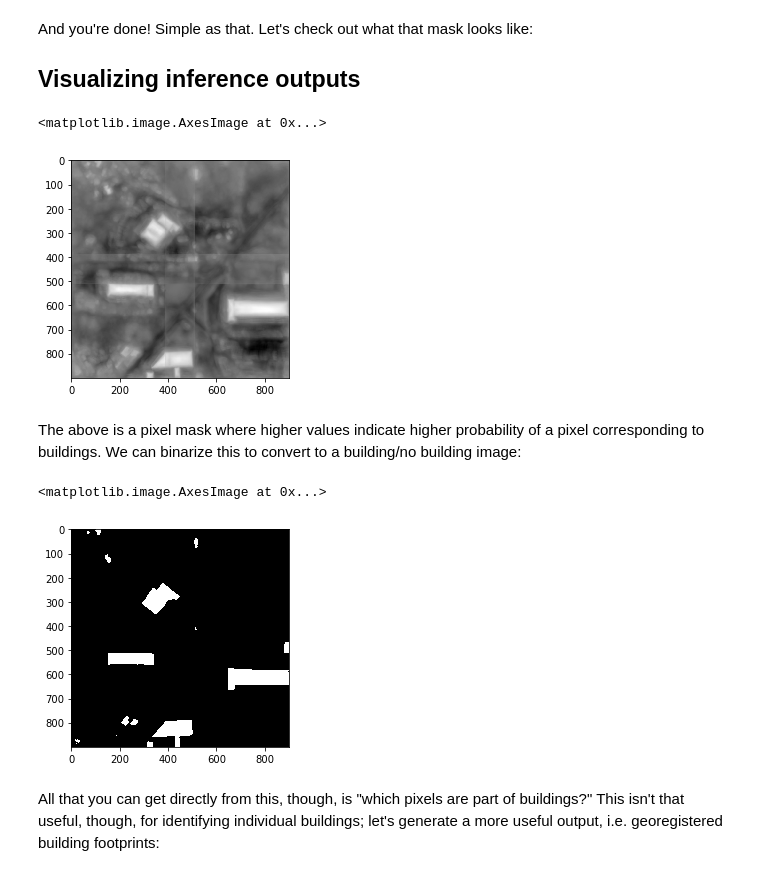
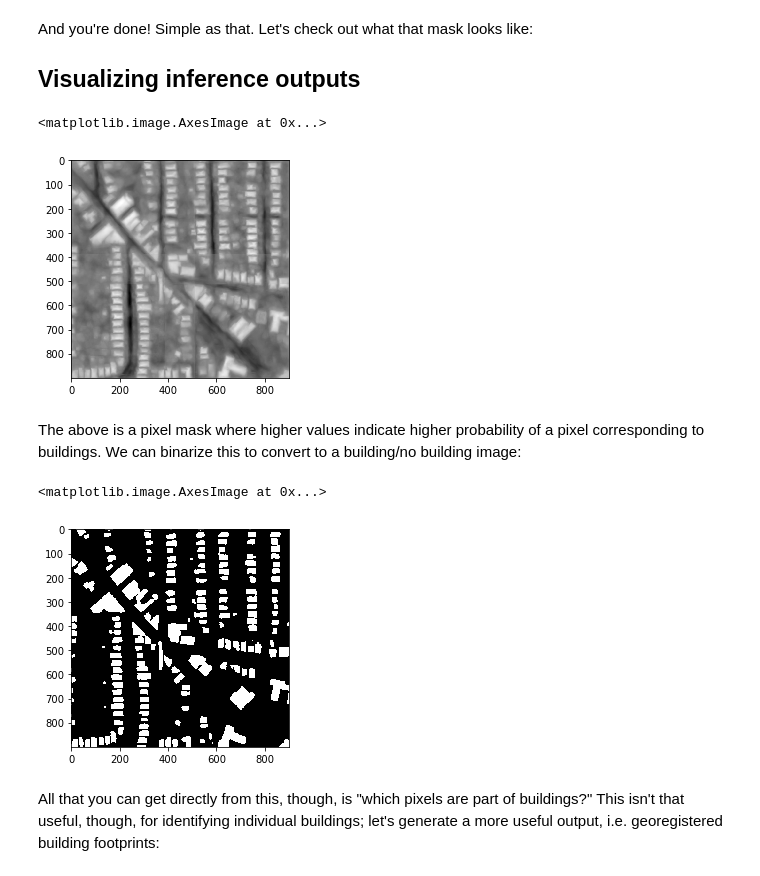
Before and after one commit to CosmiQ/solaris_tutorials, a Jupyter notebook: Solaris_FOSS4G_2019/1_intro_to_solaris.ipynb, the cells around one changed output. Drawn from its saved outputs; the diff is of its cells as text; code cells hidden in the pictures.

```diff
--- a/Solaris_FOSS4G_2019/1_intro_to_solaris.ipynb
+++ b/Solaris_FOSS4G_2019/1_intro_to_solaris.ipynb
@@ -199,13 +199,13 @@ And you're done! Simple as that. Let's check out what that mask looks like:
 # %%
 import matplotlib.pyplot as plt
 import numpy as np
 import skimage
 
-resulting_preds = skimage.io.imread(os.path.join('inference_out', 'MVOI_nadir10_test_sample.tif'))
+resulting_preds = skimage.io.imread(os.path.join('xdxd_inference_out', 'MVOI_nadir10_test_sample.tif'))
 plt.imshow(resulting_preds[:, :, 0], cmap='gray')
 # %% [output]
 <matplotlib.image.AxesImage at 0x...>
-[figure, old version]
+[figure, new version]
 # %% [markdown]
 The above is a pixel mask where higher values indicate higher probability of a pixel corresponding to buildings. We can binarize this to convert to a building/no building image:
 # %%
@@ -213,7 +213,7 @@ binary_preds = resulting_preds > 0
 plt.imshow(binary_preds.astype('uint8')[:, :, 0], cmap='gray')
 # %% [output]
 <matplotlib.image.AxesImage at 0x...>
-[figure, old version]
+[figure, new version]
 # %% [markdown]
 All that you can get directly from this, though, is "which pixels are part of buildings?" This isn't that useful, though, for identifying individual buildings; let's generate a more useful output, i.e. georegistered building footprints:
 # %%
```
Also changed, not shown: parts of 6 cells of this notebook, 3 other files.
